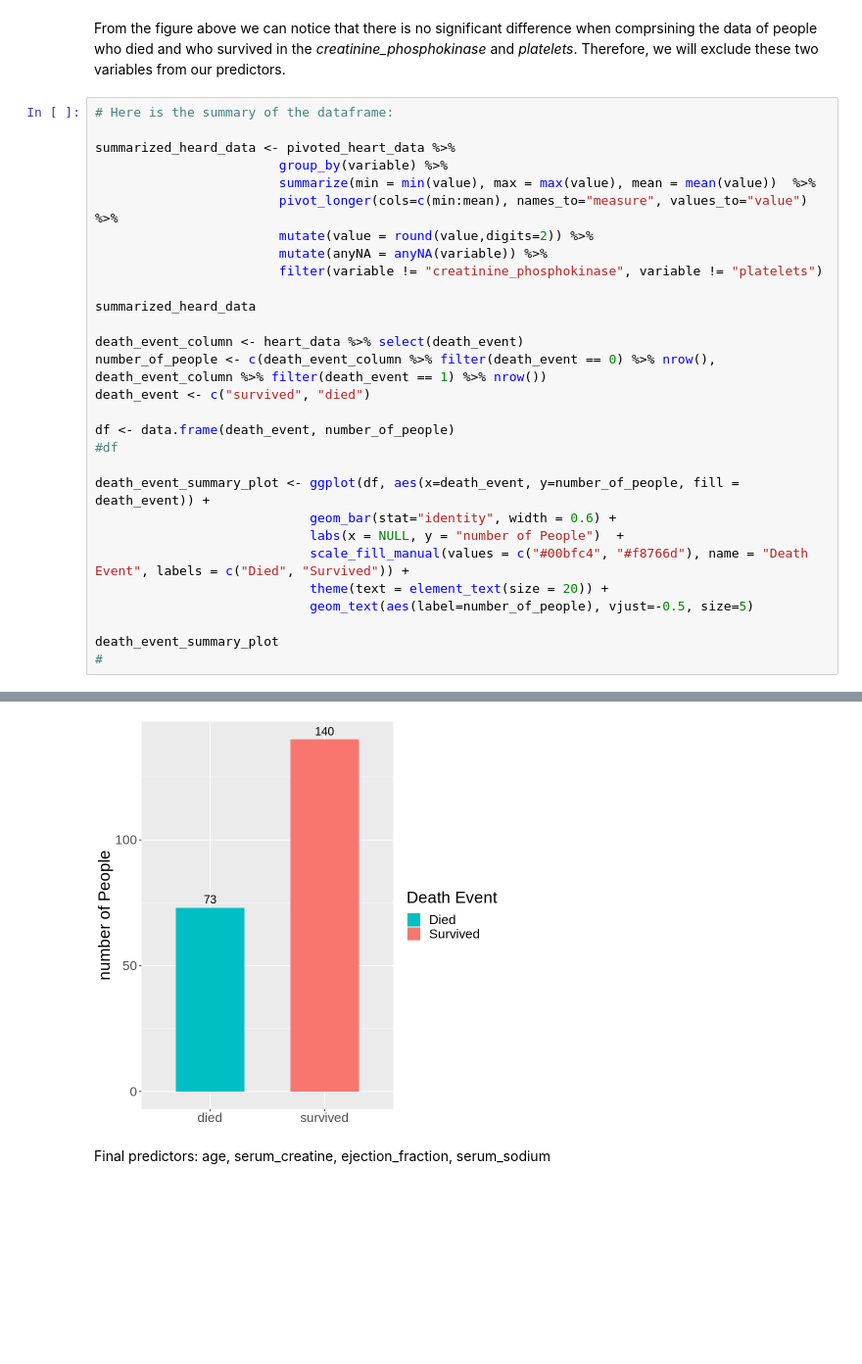
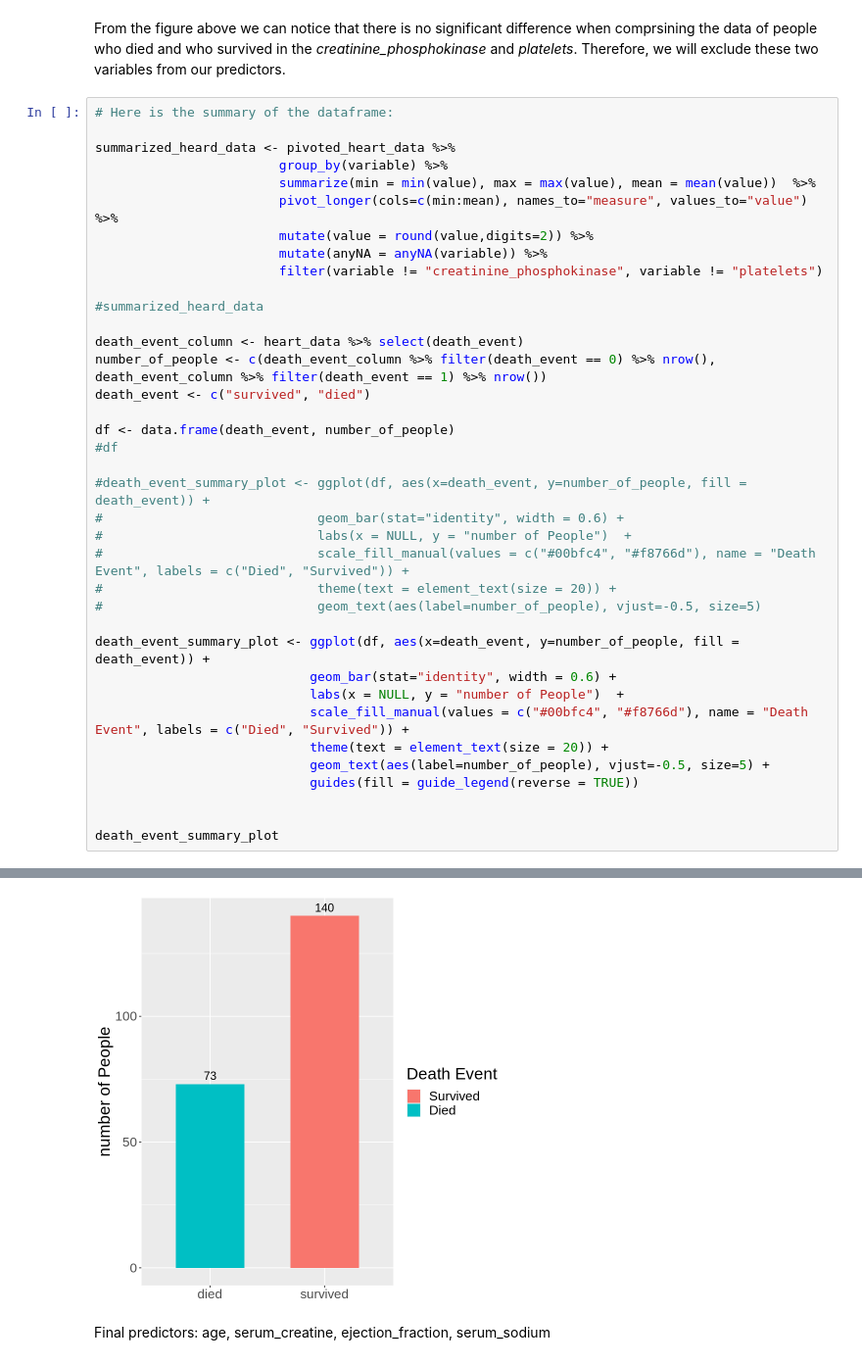
Before and after one commit to SaadRehmanCS/DSCI_project, a Jupyter notebook: heart_failure_analysis.ipynb, the cells around one changed output, grey strips where cells are left out. Shown at 98% size. Drawn from its saved outputs; the diff is of its cells as text; blank space fills up the shorter version.

Commit message:
edited the order of legend items for death event summary plot

```diff
--- a/heart_failure_analysis.ipynb
+++ b/heart_failure_analysis.ipynb
@@ -106,7 +106,7 @@ summarized_heard_data <- pivoted_heart_data %>%
                         mutate(anyNA = anyNA(variable)) %>%
                         filter(variable != "creatinine_phosphokinase", variable != "platelets")
 
-summarized_heard_data
+#summarized_heard_data
 
 death_event_column <- heart_data %>% select(death_event)
 number_of_people <- c(death_event_column %>% filter(death_event == 0) %>% nrow(), death_event_column %>% filter(death_event == 1) %>% nrow())
@@ -115,14 +115,22 @@ death_event <- c("survived", "died")
 df <- data.frame(death_event, number_of_people)
 #df
 
+#death_event_summary_plot <- ggplot(df, aes(x=death_event, y=number_of_people, fill = death_event)) +
+#                            geom_bar(stat="identity", width = 0.6) +
+#                            labs(x = NULL, y = "number of People")  +
+#                            scale_fill_manual(values = c("#00bfc4", "#f8766d"), name = "Death Event", labels = c("Died", "Survived")) +
+#                            theme(text = element_text(size = 20)) +
+#                            geom_text(aes(label=number_of_people), vjust=-0.5, size=5)
+
 death_event_summary_plot <- ggplot(df, aes(x=death_event, y=number_of_people, fill = death_event)) +
                             geom_bar(stat="identity", width = 0.6) +
                             labs(x = NULL, y = "number of People")  +
                             scale_fill_manual(values = c("#00bfc4", "#f8766d"), name = "Death Event", labels = c("Died", "Survived")) +
                             theme(text = element_text(size = 20)) +
-                            geom_text(aes(label=number_of_people), vjust=-0.5, size=5)
+                            geom_text(aes(label=number_of_people), vjust=-0.5, size=5) +
+                            guides(fill = guide_legend(reverse = TRUE))
+
 
 death_event_summary_plot
-#
 # %% [output]
 `summarise()` ungrouping output (override with `.groups` argument)
@@ -144,4 +137,4 @@ A tibble: 12 × 4
-[figure, old version]
+[figure, new version]
 # %% [markdown]
 Final predictors: age, serum_creatine, ejection_fraction, serum_sodium
 # %%
```
Also changed, not shown: parts of 1 cell of this notebook.
